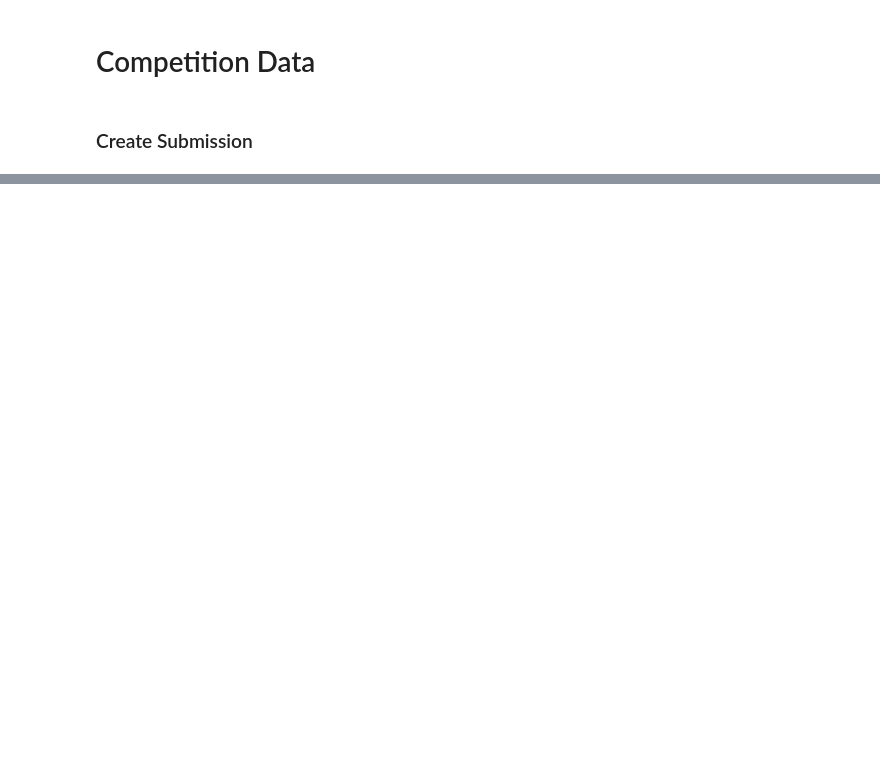
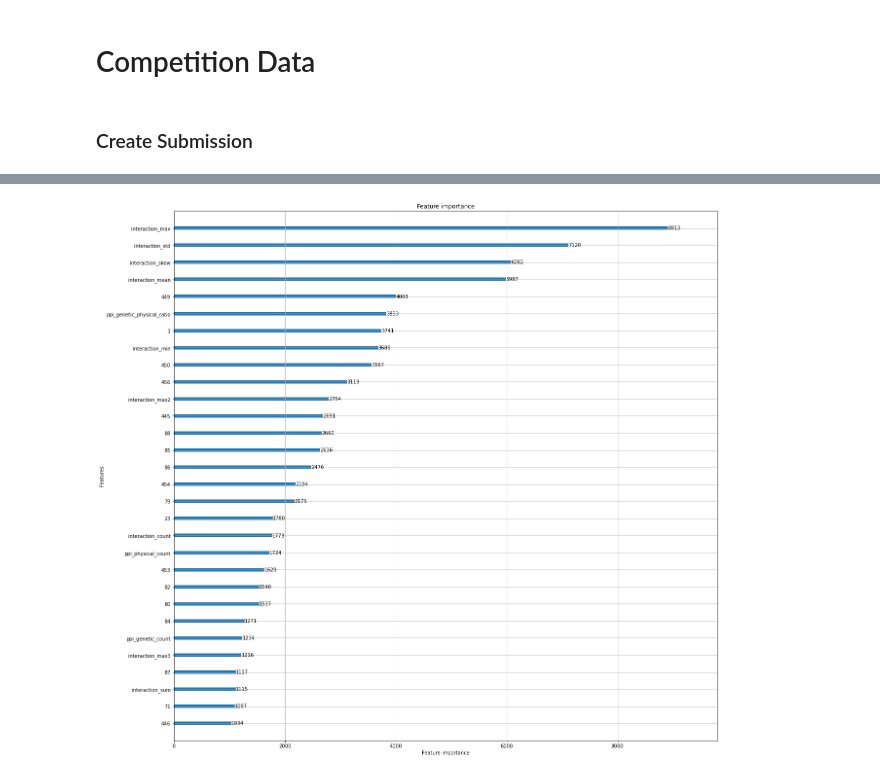
Before and after one commit to NgAngus/protein_localization, a Jupyter notebook: notebooks/protein-submission.ipynb, the cells around one changed output, grey strips where cells are left out. Drawn from its saved outputs; the diff is of its cells as text; code cells hidden in the pictures; blank space fills up the shorter version.

```diff
--- a/notebooks/protein-submission.ipynb
+++ b/notebooks/protein-submission.ipynb
@@ -408,0 +302,4 @@ submission_fname
+# %%
+lgb.plot_importance(full_model, figsize=(20, 20), max_num_features=30);
+# %% [output]
+[figure, added]
```
Also changed, not shown: parts of 29 cells of this notebook, 1 other file.
